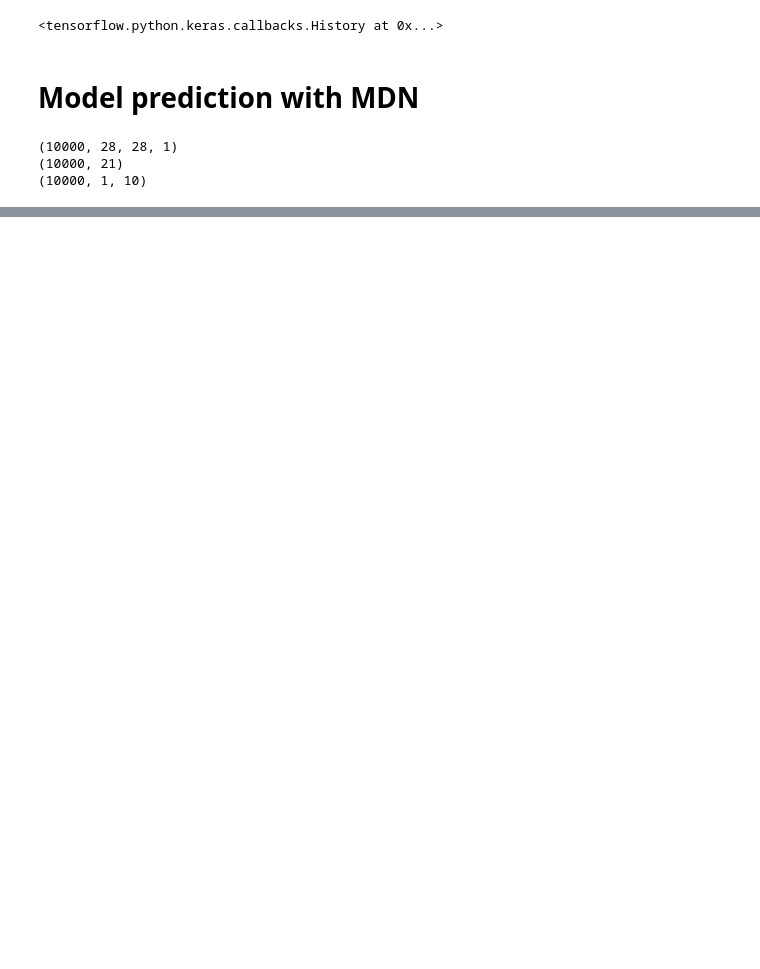
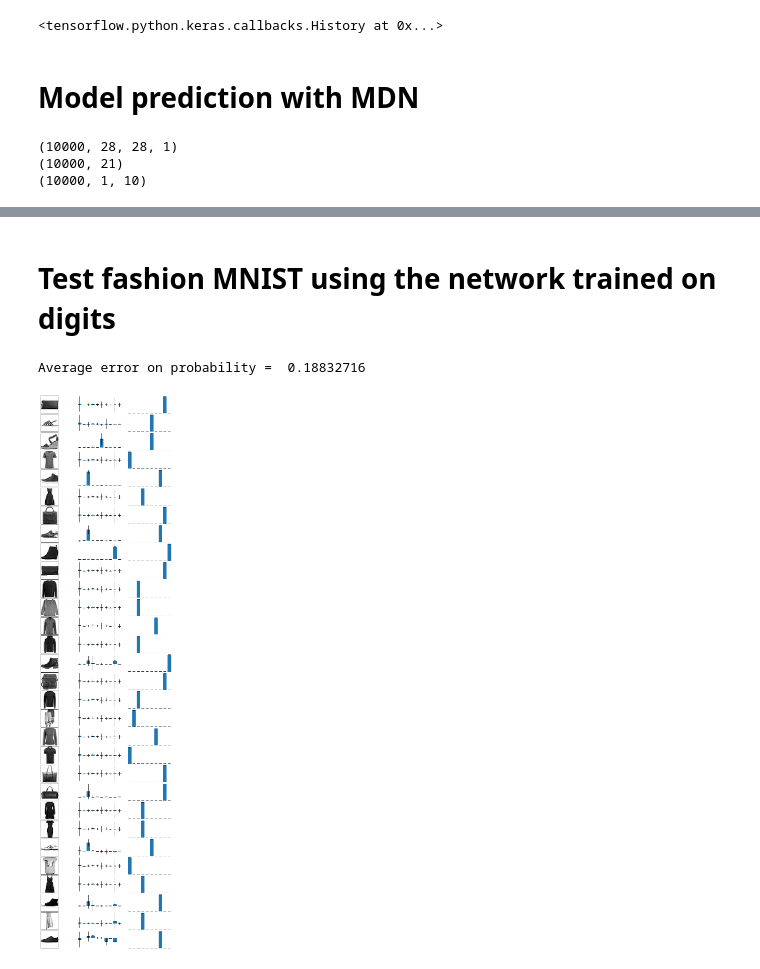
Before and after one commit to marcinwolter/DeepLearning_2020_private, a Jupyter notebook: simple_mnist_mdn.ipynb, the cells around one changed output, grey strips where cells are left out. Cells and saved outputs as stored; diff of their text form; code cells hidden in the pictures; blank space fills up the shorter version.

```diff
--- a/simple_mnist_mdn.ipynb
+++ b/simple_mnist_mdn.ipynb
@@ -197,0 +238,49 @@ for i in range(n_img):
+# %% [markdown]
+# **Test fashion MNIST using the network trained on digits**
+# %%
+yf_test_out = model.predict(xf_test)
+
+# y_samples - output from MDN, contains all information
+yf_samples = np.apply_along_axis(mdn.sample_from_output, 1, yf_test_out, OUTPUT_DIMS, N_MIXES, temp=1.0)
+# %%
+
+# Split up the mixture parameters (for future fun)
+# means of Gaussians
+musf = yf_test_out[:,:N_MIXES*OUTPUT_DIMS]
+# sigmas of Gaussians
+sigsf = yf_test_out[:,N_MIXES*OUTPUT_DIMS:2*N_MIXES*OUTPUT_DIMS]
+#pis = mdn.softmax(y_test_out[:,-N_MIXES:], t=1.0)
+# %%
+# use the model to predict the labels of the test data
+
+
+
+# Plot the prediction
+fig = plt.figure(figsize=(8, 30))  # figure size in inches
+fig.subplots_adjust(left=0, right=1, bottom=0, top=1, hspace=0.05, wspace=0.05)
+
+
+# plot the digits: each image is 28x28 pixels
+n_img=30
+for i in range(n_img):
+    ax = fig.add_subplot(n_img, 3, 3*i + 1, xticks=[], yticks=[])
+    ax.imshow(xf_test[i].reshape(28,28), cmap=plt.cm.binary, interpolation='nearest')
+
+    ax = fig.add_subplot(n_img, 3, 3*i + 2, xticks=[0,1,2,3,4,5,6,7,8,9], yticks=[])
+    xbar = np.linspace(1, OUTPUT_DIMS, num=OUTPUT_DIMS)
+    ax.bar(xbar,musf[i],yerr=sigsf[i],xerr=0.3,)  #,yerr=sigsf[i]
+    ax.axis('off')
+
+    ax = fig.add_subplot(n_img, 3, 3*i + 3, xticks=[0,1,2,3,4,5,6,7,8,9], yticks=[])
+    xbar = np.linspace(1, OUTPUT_DIMS, num=OUTPUT_DIMS)
+    ax.bar(xbar,yf_test[i],yerr=0.0,xerr=0.3)
+    ax.axis('off')
+
+    #print(mus[i])
+    #print(sigs[i])
+    #print(pis[i])
+
+print("Average error on probability = ",np.mean(sigsf))
+# %% [output]
+Average error on probability =  0.18832716
+[figure, added]
```
Also changed, not shown: parts of 8 cells of this notebook.
